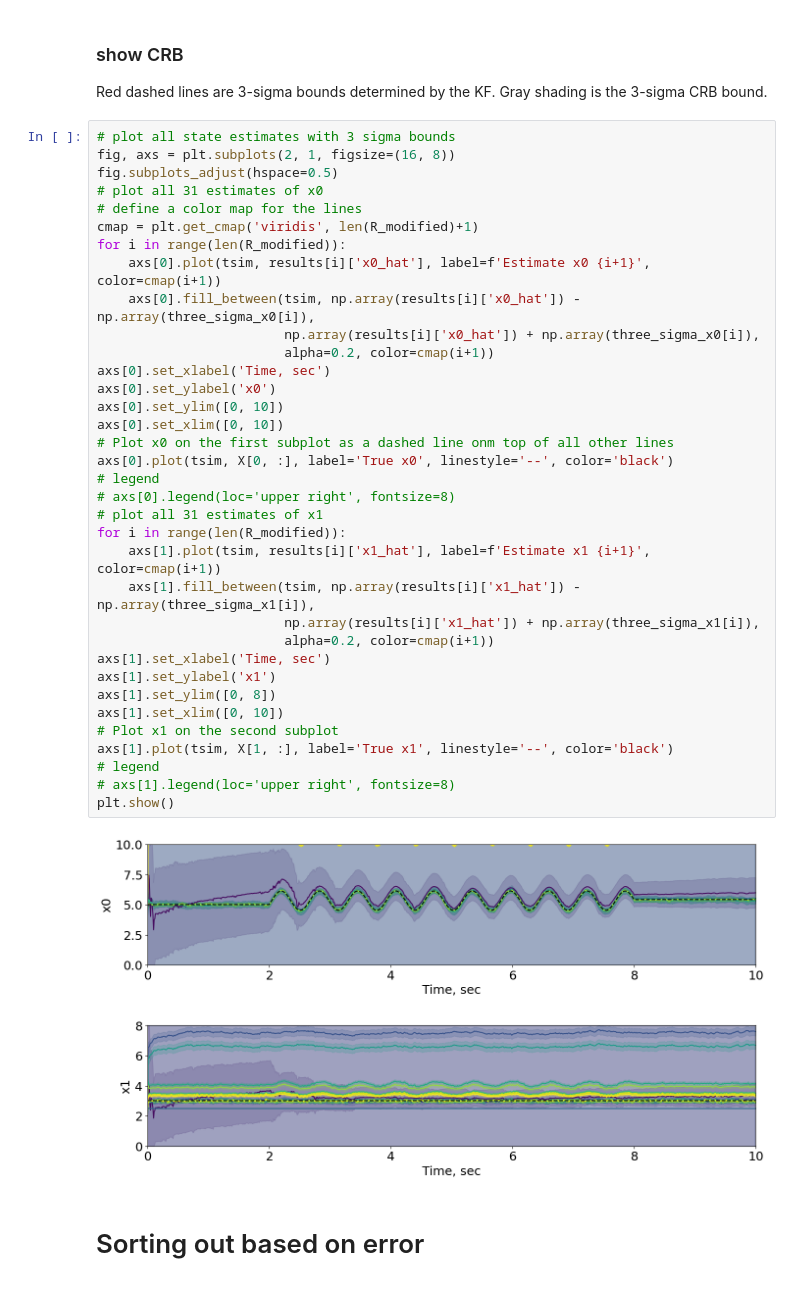
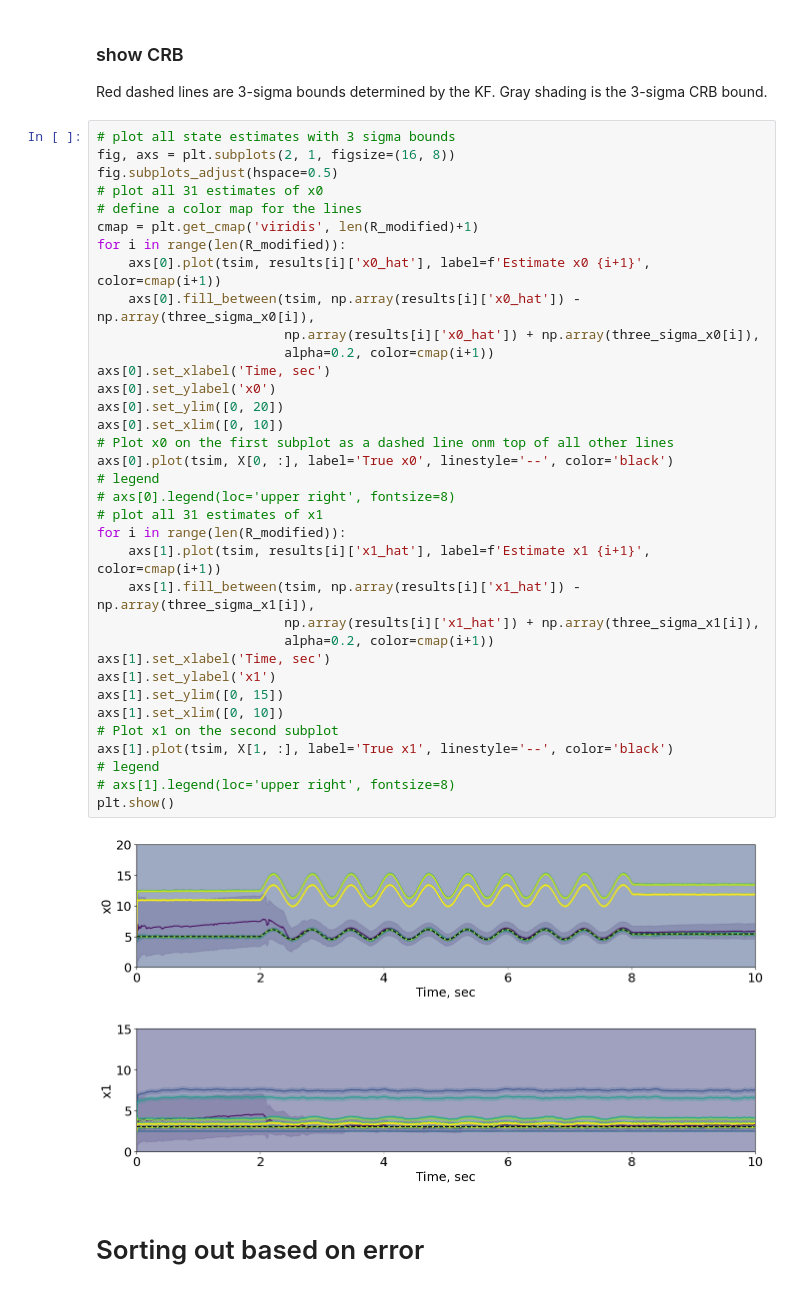
Before and after one commit to jadenmecham/First-Project, a Jupyter notebook: 4 - Nonlinear Camera/5C_EKF_UKF_monocamera_corrected.ipynb, the cells around one changed output. Cells and saved outputs as stored; diff of their text form.

```diff
--- a/4 - Nonlinear Camera/5C_EKF_UKF_monocamera_corrected.ipynb
+++ b/4 - Nonlinear Camera/5C_EKF_UKF_monocamera_corrected.ipynb
@@ -349,36 +349,36 @@ fig.subplots_adjust(hspace=0.5)
 # plot all 31 estimates of x0
 # define a color map for the lines
 cmap = plt.get_cmap('viridis', len(R_modified)+1)
 for i in range(len(R_modified)):
     axs[0].plot(tsim, results[i]['x0_hat'], label=f'Estimate x0 {i+1}', color=cmap(i+1))
     axs[0].fill_between(tsim, np.array(results[i]['x0_hat']) - np.array(three_sigma_x0[i]),
                         np.array(results[i]['x0_hat']) + np.array(three_sigma_x0[i]),
                         alpha=0.2, color=cmap(i+1))
 axs[0].set_xlabel('Time, sec')
 axs[0].set_ylabel('x0')
-axs[0].set_ylim([0, 10])
+axs[0].set_ylim([0, 20])
 axs[0].set_xlim([0, 10])
 # Plot x0 on the first subplot as a dashed line onm top of all other lines
 axs[0].plot(tsim, X[0, :], label='True x0', linestyle='--', color='black')
 # legend
 # axs[0].legend(loc='upper right', fontsize=8)
 # plot all 31 estimates of x1
 for i in range(len(R_modified)):
     axs[1].plot(tsim, results[i]['x1_hat'], label=f'Estimate x1 {i+1}', color=cmap(i+1))
     axs[1].fill_between(tsim, np.array(results[i]['x1_hat']) - np.array(three_sigma_x1[i]),
                         np.array(results[i]['x1_hat']) + np.array(three_sigma_x1[i]),
                         alpha=0.2, color=cmap(i+1))
 axs[1].set_xlabel('Time, sec')
 axs[1].set_ylabel('x1')
-axs[1].set_ylim([0, 8])
+axs[1].set_ylim([0, 15])
 axs[1].set_xlim([0, 10])
 # Plot x1 on the second subplot
 axs[1].plot(tsim, X[1, :], label='True x1', linestyle='--', color='black')
 # legend
 # axs[1].legend(loc='upper right', fontsize=8)
 plt.show()
 # %% [output]
-[figure, old version]
+[figure, new version]
 # %% [markdown]
 # Sorting out based on error
 # %%
```
Also changed, not shown: parts of 3 cells of this notebook, 1 other file.
